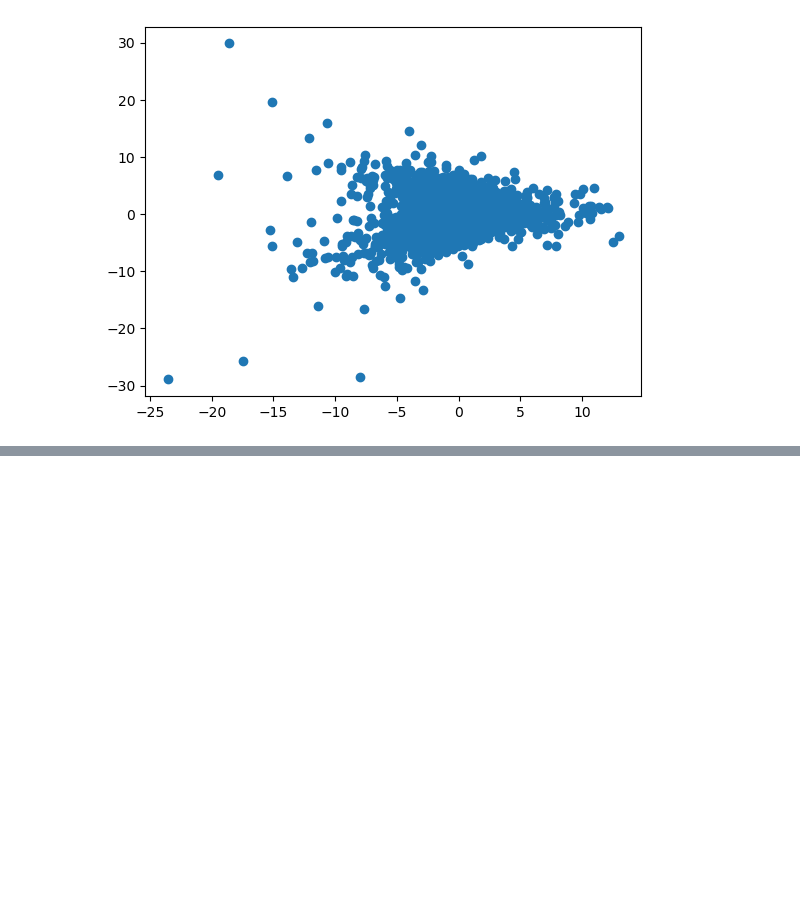
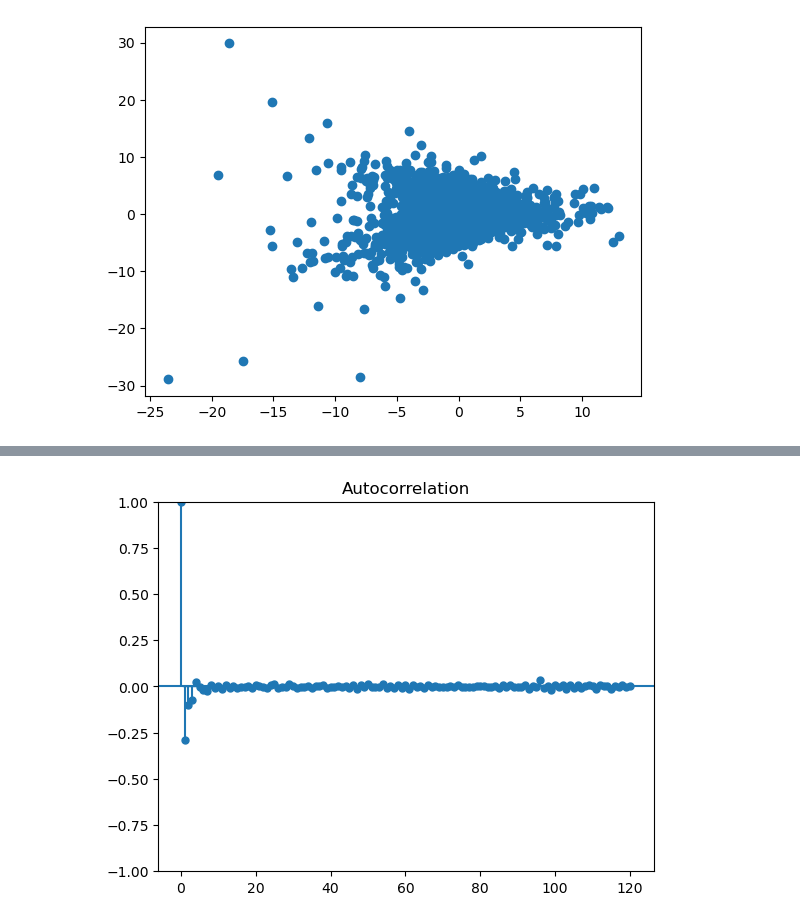
Before and after one commit to ut2310/quantchallenge-starter, a Jupyter notebook: research/rishik_work.ipynb, the cells around one changed output, grey strips where cells are left out. Drawn from its saved outputs; the diff is of its cells as text; code cells hidden in the pictures; blank space fills up the shorter version.

```diff
--- a/research/rishik_work.ipynb
+++ b/research/rishik_work.ipynb
@@ -285,0 +346,5 @@ plt.show()
+# %%
+plot_acf(y2_diff, lags=120)
+plt.show()
+# %% [output]
+[figure, added]
```
Also changed, not shown: parts of 121 cells of this notebook, 1 other file.
